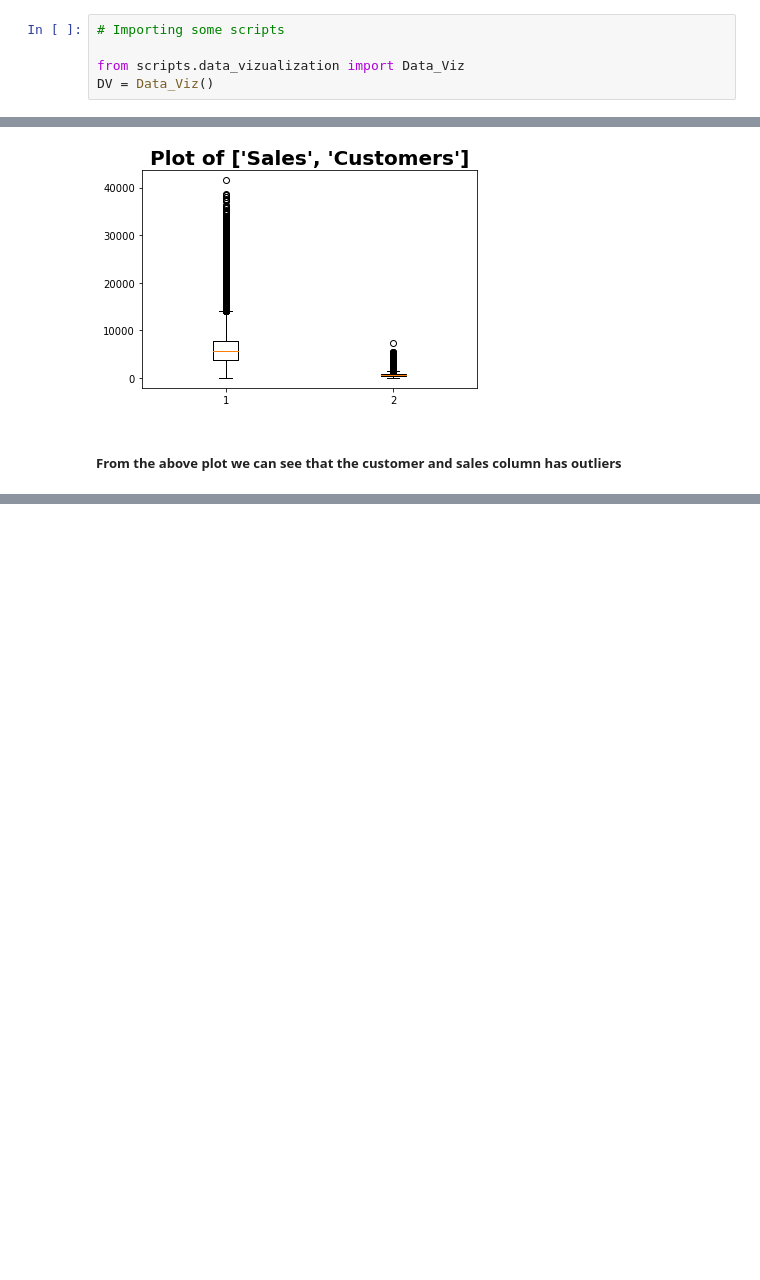
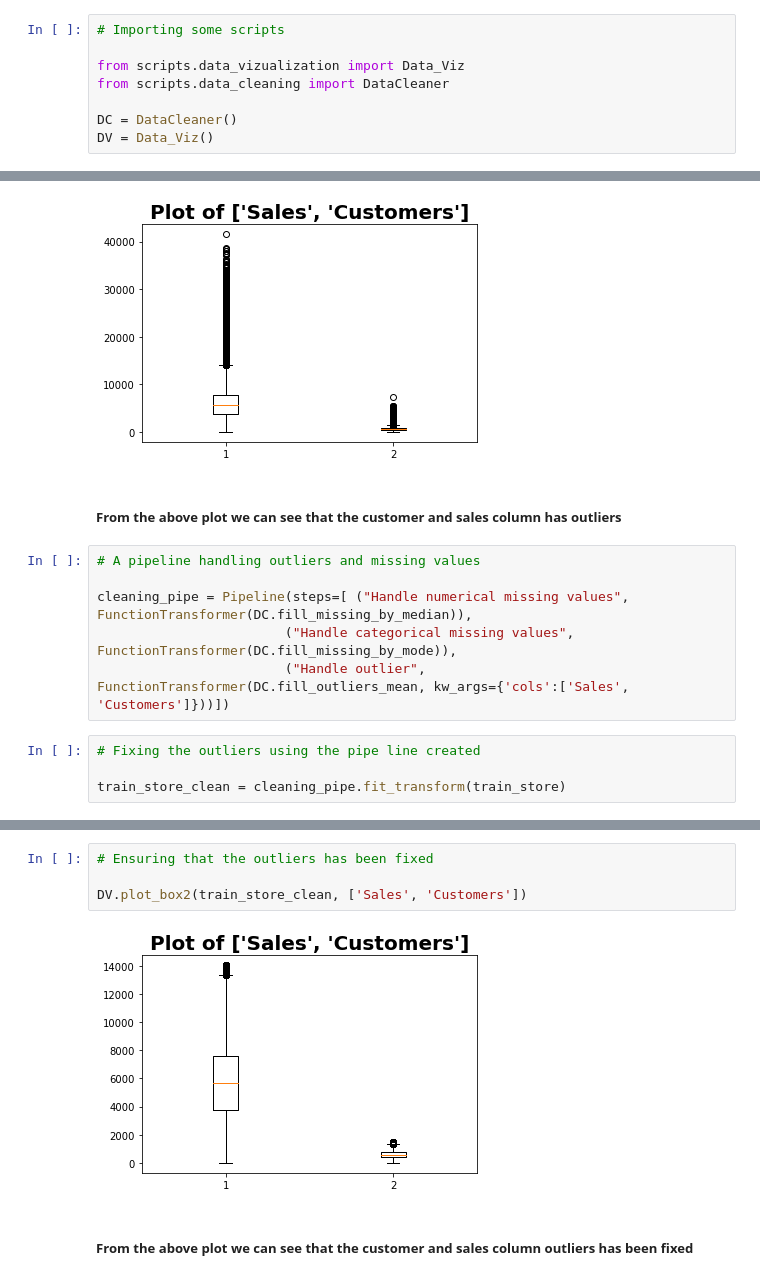
Before and after one commit to Micky373/Sales_forcasting, a Jupyter notebook: notebooks/data_cleaning.ipynb, the cells around one changed output, grey strips where cells are left out. Saved outputs shown, nothing was run; the diff lists cells and outputs as text; blank space fills up the shorter version.

Commit message:
Fixing outliers done

```diff
--- a/notebooks/data_cleaning.ipynb
+++ b/notebooks/data_cleaning.ipynb
@@ -11,6 +13,9 @@ warnings.filterwarnings('ignore')
 # Importing some scripts
 
 from scripts.data_vizualization import Data_Viz
+from scripts.data_cleaning import DataCleaner
+
+DC = DataCleaner()
 DV = Data_Viz()
 # %%
 # Read the datasets
@@ -167,3 +172,13 @@ DV.plot_box2(train_store,['Sales','Customers'])
 [figure]
 # %% [markdown]
 ##### From the above plot we can see that the customer and sales column has outliers
+# %%
+# A pipeline handling outliers and missing values
+
+cleaning_pipe = Pipeline(steps=[ ("Handle numerical missing values", FunctionTransformer(DC.fill_missing_by_median)),
+                        ("Handle categorical missing values", FunctionTransformer(DC.fill_missing_by_mode)),
+                        ("Handle outlier", FunctionTransformer(DC.fill_outliers_mean, kw_args={'cols':['Sales', 'Customers']}))])
+# %%
+# Fixing the outliers using the pipe line created
+
+train_store_clean = cleaning_pipe.fit_transform(train_store)
@@ -169,0 +207,8 @@ DV.plot_box2(train_store,['Sales','Customers'])
+# %%
+# Ensuring that the outliers has been fixed
+
+DV.plot_box2(train_store_clean, ['Sales', 'Customers'])
+# %% [output]
+[figure, added]
+# %% [markdown]
+##### From the above plot we can see that the customer and sales column outliers has been fixed
```
Also changed, not shown: parts of 3 cells of this notebook, 1 other file.
